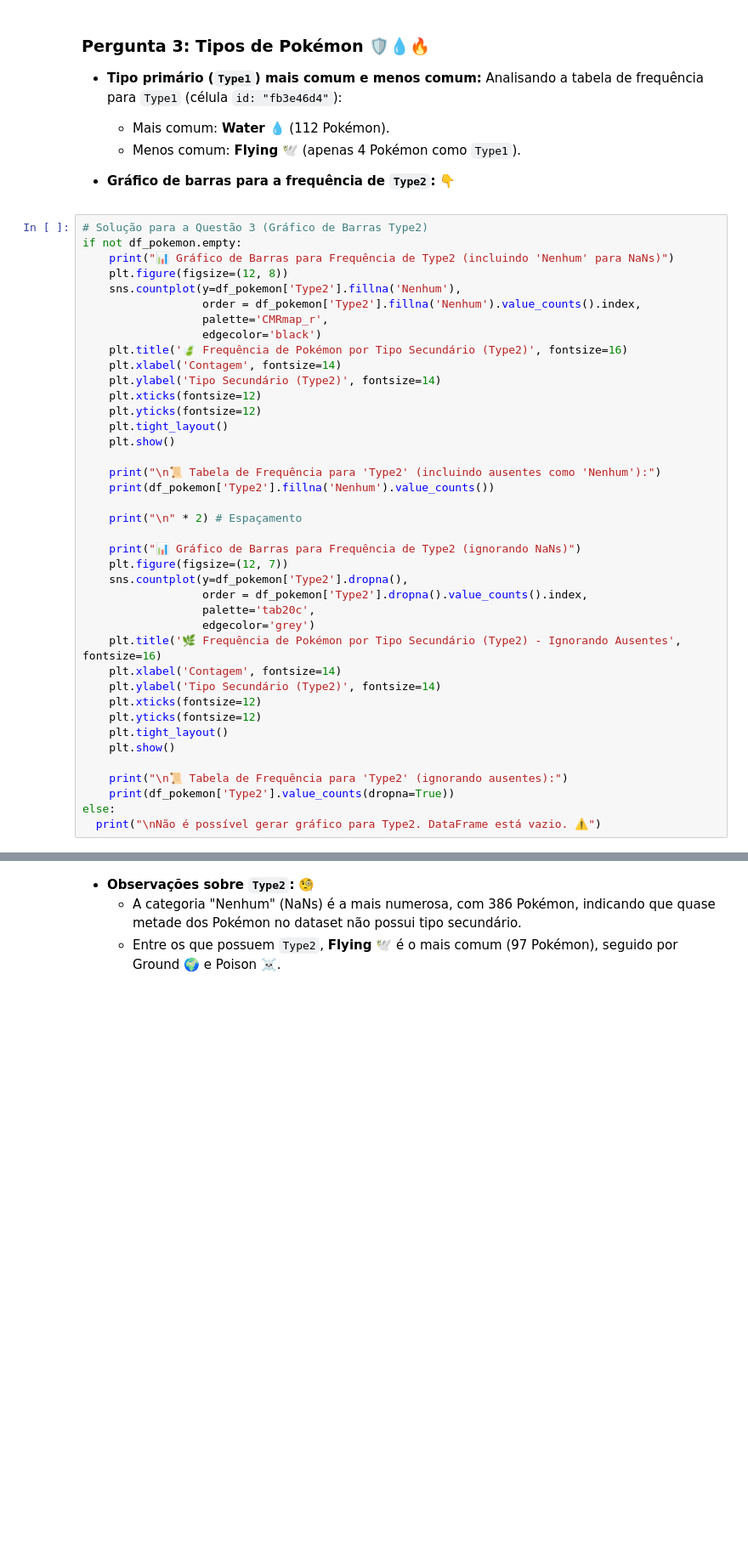
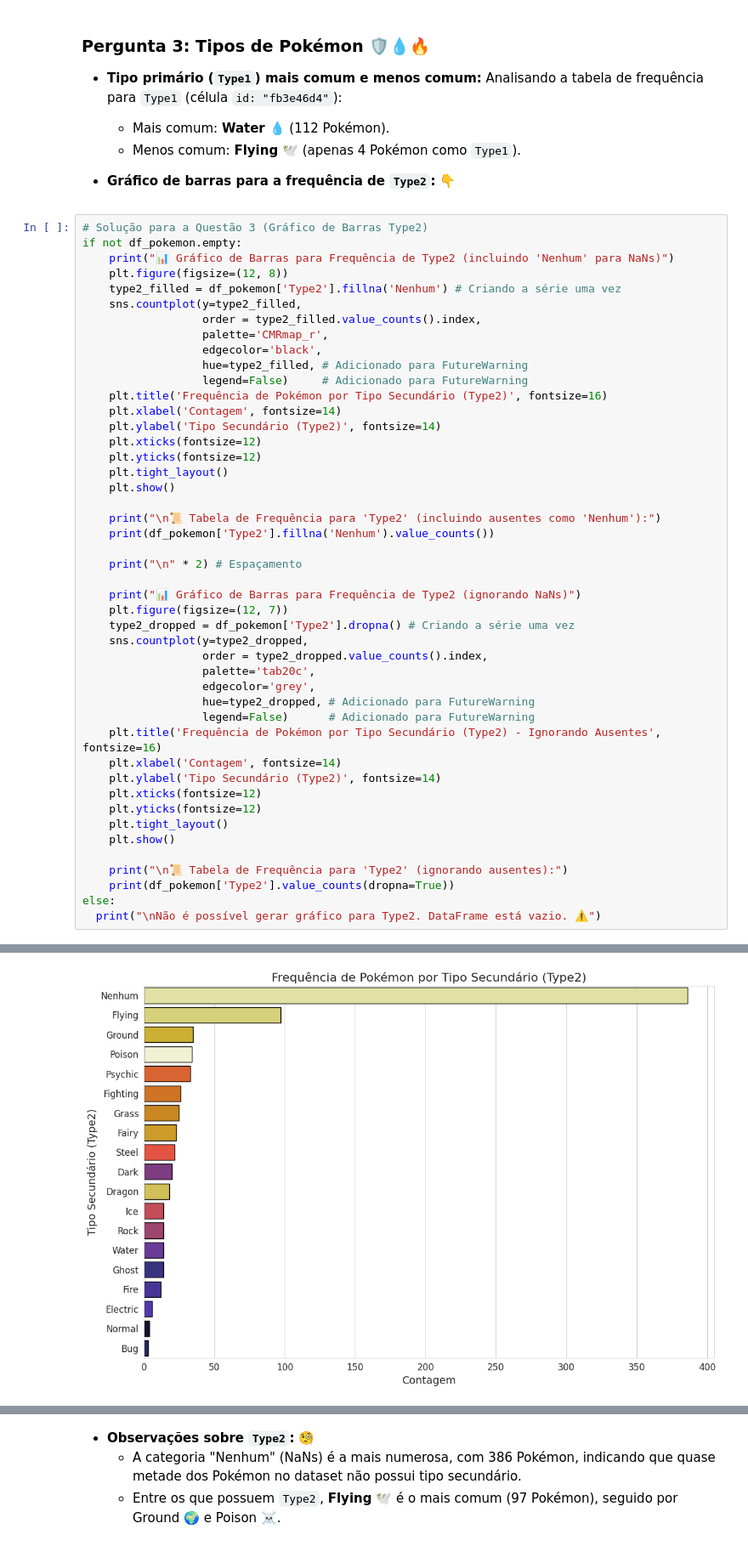
Before and after one commit to et586-estatistica/intro-data-analysis-Mauro-Jorge, a Jupyter notebook: atividade1.ipynb, the cells around one changed output, grey strips where cells are left out. Shown at 85% size. Cells and saved outputs as stored; diff of their text form; blank space fills up the shorter version.

```diff
--- a/atividade1.ipynb
+++ b/atividade1.ipynb
@@ -603,40 +603,47 @@ Analisando os resultados da célula `id: "2a59d6fb"`:
 if not df_pokemon.empty:
     print("📊 Gráfico de Barras para Frequência de Type2 (incluindo 'Nenhum' para NaNs)")
     plt.figure(figsize=(12, 8))
-    sns.countplot(y=df_pokemon['Type2'].fillna('Nenhum'),
-                  order = df_pokemon['Type2'].fillna('Nenhum').value_counts().index,
+    type2_filled = df_pokemon['Type2'].fillna('Nenhum') # Criando a série uma vez
+    sns.countplot(y=type2_filled,
+                  order = type2_filled.value_counts().index,
                   palette='CMRmap_r',
-                  edgecolor='black')
-    plt.title('🍃 Frequência de Pokémon por Tipo Secundário (Type2)', fontsize=16)
+                  edgecolor='black',
+                  hue=type2_filled, # Adicionado para FutureWarning
+                  legend=False)     # Adicionado para FutureWarning
+    plt.title('Frequência de Pokémon por Tipo Secundário (Type2)', fontsize=16)
     plt.xlabel('Contagem', fontsize=14)
     plt.ylabel('Tipo Secundário (Type2)', fontsize=14)
     plt.xticks(fontsize=12)
     plt.yticks(fontsize=12)
     plt.tight_layout()
     plt.show()
 
     print("\n📜 Tabela de Frequência para 'Type2' (incluindo ausentes como 'Nenhum'):")
     print(df_pokemon['Type2'].fillna('Nenhum').value_counts())
 
     print("\n" * 2) # Espaçamento
 
     print("📊 Gráfico de Barras para Frequência de Type2 (ignorando NaNs)")
     plt.figure(figsize=(12, 7))
-    sns.countplot(y=df_pokemon['Type2'].dropna(),
-                  order = df_pokemon['Type2'].dropna().value_counts().index,
+    type2_dropped = df_pokemon['Type2'].dropna() # Criando a série uma vez
+    sns.countplot(y=type2_dropped,
+                  order = type2_dropped.value_counts().index,
                   palette='tab20c',
-                  edgecolor='grey')
-    plt.title('🌿 Frequência de Pokémon por Tipo Secundário (Type2) - Ignorando Ausentes', fontsize=16)
+                  edgecolor='grey',
+                  hue=type2_dropped, # Adicionado para FutureWarning
+                  legend=False)      # Adicionado para FutureWarning
+    plt.title('Frequência de Pokémon por Tipo Secundário (Type2) - Ignorando Ausentes', fontsize=16)
     plt.xlabel('Contagem', fontsize=14)
     plt.ylabel('Tipo Secundário (Type2)', fontsize=14)
     plt.xticks(fontsize=12)
     plt.yticks(fontsize=12)
     plt.tight_layout()
     plt.show()
 
     print("\n📜 Tabela de Frequência para 'Type2' (ignorando ausentes):")
     print(df_pokemon['Type2'].value_counts(dropna=True))
 else:
   print("\nNão é possível gerar gráfico para Type2. DataFrame está vazio. ⚠️")
 # %% [output]
 📊 Gráfico de Barras para Frequência de Type2 (incluindo 'Nenhum' para NaNs)
+[figure, new version]
```
Also changed, not shown: parts of 4 cells of this notebook.
